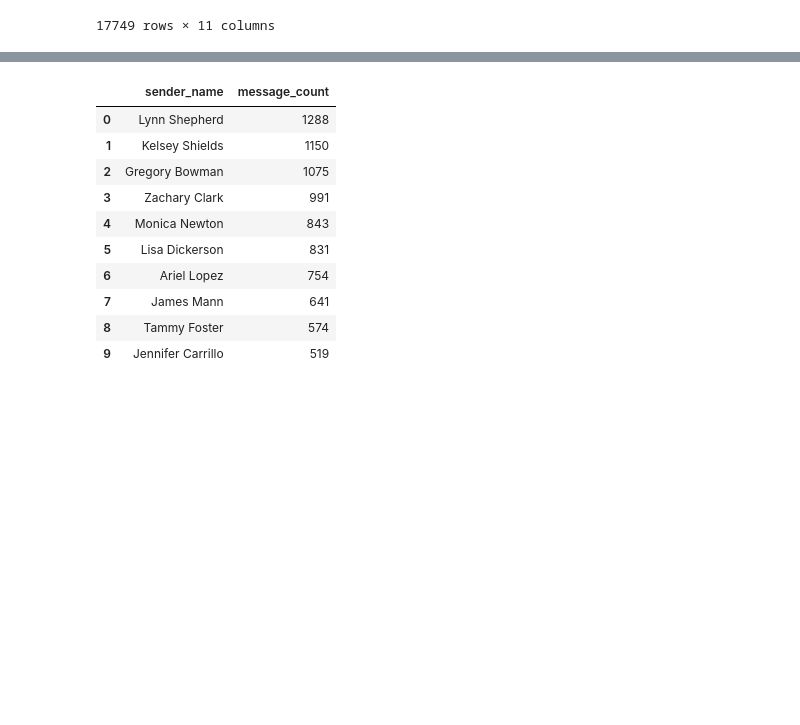
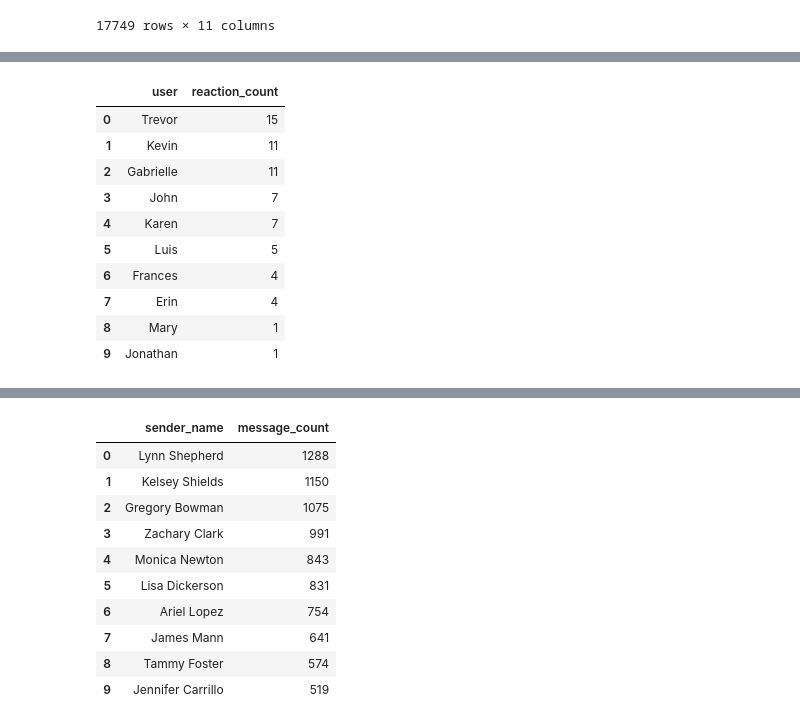
Before and after one commit to Azizadx/nasrallah-week0_10academy, a Jupyter notebook: notebooks/parse_slack_data.ipynb, the cells around one changed output, grey strips where cells are left out. Saved outputs shown, nothing was run; the diff lists cells and outputs as text; code cells hidden in the pictures; blank space fills up the shorter version.

```diff
--- a/notebooks/parse_slack_data.ipynb
+++ b/notebooks/parse_slack_data.ipynb
@@ -461,0 +329,56 @@ plot_top_users_with_lowest_replies(dframe)
+# %%
+DIR = '../anonymized/'
+sl = SlackDataLoader()
+all_reactions = []
+
+# Provide a list of channel names
+channel_list = sl.get_channels()
+channel_names = [channel_list[i]['name'] for i in range(len(channel_list))]
+
+# Iterate through each channel name and parse reaction data
+for channel_name in channel_names:
+    data = sl.parse_slack_reaction(channel_name + "/")
+    all_reactions.append(data)
+
+reaction_dframe = pd.concat(all_reactions, ignore_index=True)
+# %%
+# Who are the bottom 10 users by Reaction count?
+sl = SlackDataLoader()
+# Function to generate user mapping
+def generate_user_mapping(sl):
+    users_map = sl.get_user_map()[0]
+    user_names_list = pd.DataFrame({
+        'user_id': list(users_map.keys()),
+        'user_name': list(users_map.values())
+    })
+    return user_names_list
+
+def get_bottom_users_by_reaction(reaction_dframe, sl, N=10):
+    user_reaction_counts = reaction_dframe['user_id'].value_counts()
+    bottom_N_users = user_reaction_counts.tail(N)
+
+    user_names_list = generate_user_mapping(sl)
+
+    bottom_10_users_with_reaction_count = (
+        pd.DataFrame({'user': bottom_N_users.index, 'reaction_count': bottom_N_users.values})
+        .merge(user_names_list, left_on='user', right_on='user_id', how='left')
+        .rename(columns={'user_name': 'user'})
+        .loc[:, ['user', 'reaction_count']]
+    )
+
+    return bottom_10_users_with_reaction_count
+# %%
+bottom_10_users_with_reaction_count = get_bottom_users_by_reaction(reaction_dframe, sl)
+pd.DataFrame(bottom_10_users_with_names)
+# %% [output]
+|  | user | reaction_count |
+| 0 | Trevor | 15 |
+| 1 | Kevin | 11 |
+| 2 | Gabrielle | 11 |
+| 3 | John | 7 |
+| 4 | Karen | 7 |
+| 5 | Luis | 5 |
+| 6 | Frances | 4 |
+| 7 | Erin | 4 |
+| 8 | Mary | 1 |
+| 9 | Jonathan | 1 |
```
Also changed, not shown: parts of 45 cells of this notebook, 10 other files.
